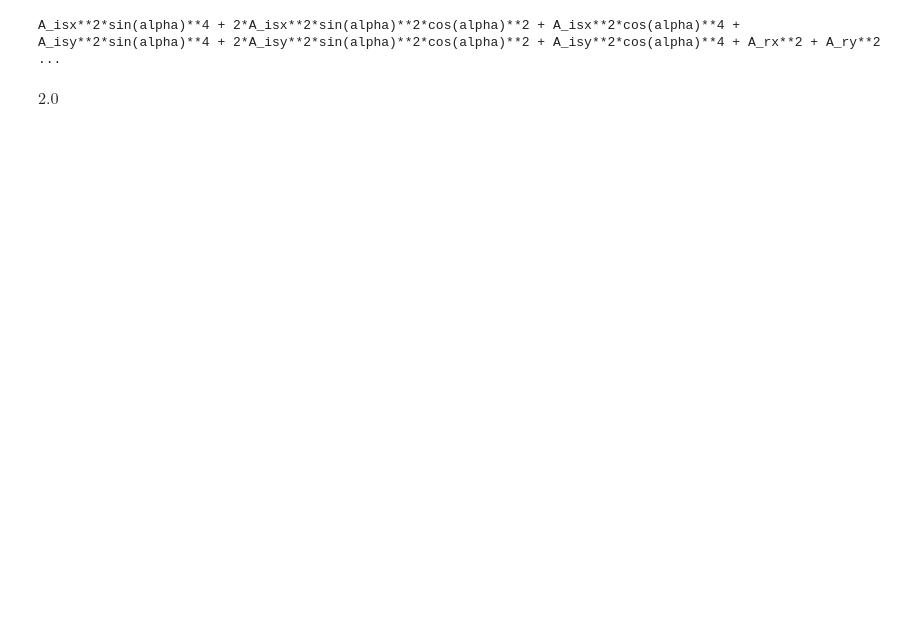
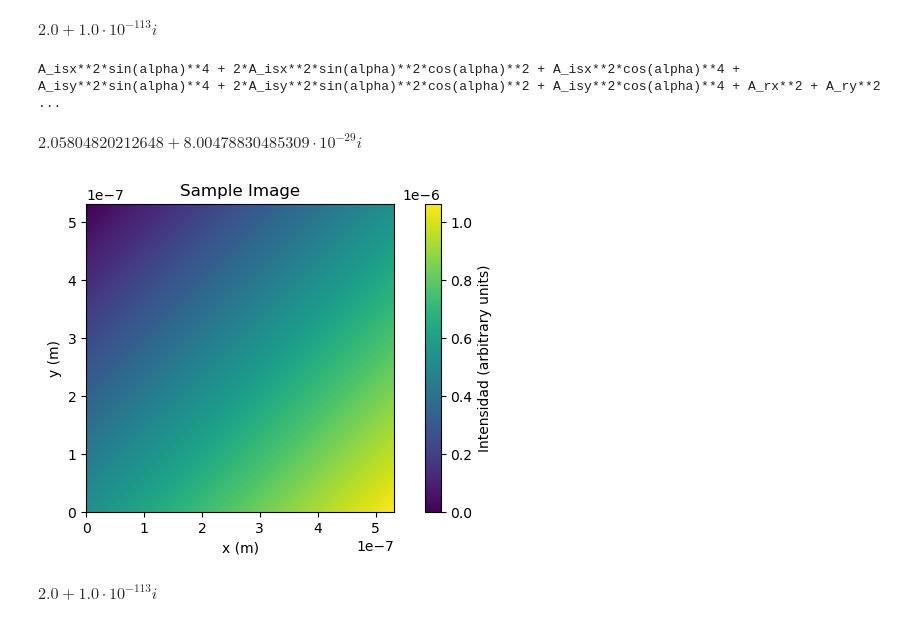
Before and after one commit to Aguiario/Polarimetric_Interferomerty, a Jupyter notebook: Tales.ipynb, the cells around one changed output. Drawn from its saved outputs; the diff is of its cells as text; code cells hidden in the pictures; blank space fills up the shorter version.

```diff
--- a/Tales.ipynb
+++ b/Tales.ipynb
@@ -7,3 +24,7 @@ import old as pi
+# %%
+pi.symbolic_intensity(values)
+# %% [output]
+$\displaystyle 2.0 + 1.0 \cdot 10^{-113} i$
 # %%
 import sympy as sp
 
@@ -55,9 +76,9 @@ values = {
     chi: 0,
     mu: 0,
     k: 2 * sp.pi /lambda_,
-    x: 'x',
+    x: sp.pi/3,
     phi_is: sp.pi/2,
-    phi_r: sp.pi/2,
+    phi_r: sp.pi/4,
     A_isx: 1/sp.sqrt(2),
     A_isy: 1/sp.sqrt(2),
     A_rx: 1/sp.sqrt(2),
@@ -67,27 +88,49 @@ values = {
 I_evaluated = I.subs(values).evalf()
 I_evaluated
 # %% [output]
-$\displaystyle 2.0$
+$\displaystyle 2.05804820212648 + 8.00478830485309 \cdot 10^{-29} i$
+# %%
+import numpy as np
+import matplotlib.pyplot as plt
+
+# Parámetros físicos
+lambda_ = 532e-9  # Longitud de onda en metros
+x_size = 1000  # Número de píxeles en el eje x
+y_size = 500   # Número de píxeles en el eje y
+
+# Escalas de conversión de píxeles a metros
+x_scale = lambda_ / x_size  # Tamaño de cada píxel en metros en x
+y_scale = lambda_ / y_size  # Tamaño de cada píxel en metros en y
+
+# Crear las coordenadas físicas
+x_pixels = np.arange(x_size)
+y_pixels = np.arange(y_size)
+X, Y = np.meshgrid(x_pixels, y_pixels)
+X_meters = X * x_scale
+Y_meters = Y * y_scale
+
+# Crear la imagen con intensidad de fondo 0 (sample_image)
+sample_image = X_meters + Y_meters
+
+# Graficar la imagen
+plt.figure(figsize=(8, 4))
+plt.imshow(sample_image, cmap='viridis', extent=[0, x_size*x_scale, 0, y_size*y_scale])
+plt.colorbar(label='Intensidad (arbitrary units)')
+plt.title('Sample Image')
+plt.xlabel('x (m)')
+plt.ylabel('y (m)')
+plt.show()
+# %% [output]
+[figure, added]
 # %%
-# Parámetros físicos
-lambda_ = 532e-9  # Longitud de onda en metros
-x_size, y_size = 10, 5  # Dimensiones
 
-# Escalas de conversión de píxeles a metros
-x_scale, y_scale = lambda_ / x_size, lambda_ / y_size
-
-# Crear coordenadas físicas directamente
-X_meters, Y_meters = np.meshgrid(np.arange(x_size) * x_scale, np.arange(y_size) * y_scale)
-
-# Dimensión combinada en coordenadas físicas
-dim = X_meters + Y_meters
-
+# Ejemplo de evaluación
 values = {
     alpha: 0,
     chi: 0,
     mu: 0,
-    k: 2 * sp.pi / lambda_,
-    x: x,  # Se evalúa luego directamente sobre la malla
+    k: 2 * sp.pi /lambda_,
+    x: X_meters[i, j] + X_meters[i, j],
     phi_is: sp.pi/2,
     phi_r: sp.pi/2,
     A_isx: 1/sp.sqrt(2),
@@ -96,5 +139,7 @@ values = {
     A_ry: 1/sp.sqrt(2)
 }
 
-# Optimización: Evaluar la expresión completa sobre la malla
-I_evaluated = np.vectorize(lambda px: I.subs(values).subs(x, px).evalf())(dim)
+I_evaluated = I.subs(values).evalf()
+I_evaluated
+# %% [output]
+$\displaystyle 2.0 + 1.0 \cdot 10^{-113} i$
```
Also changed, not shown: parts of 4 cells of this notebook, 2 other files.
